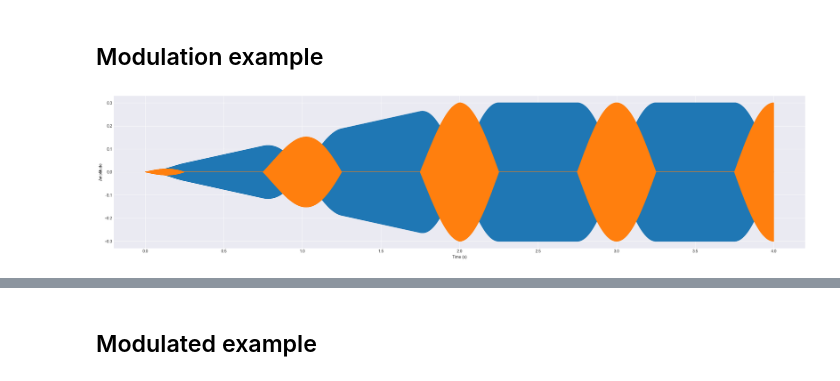
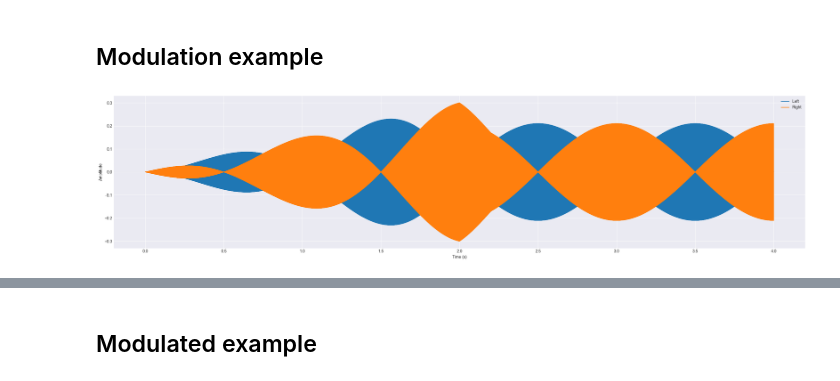
Before and after one commit to rasigle/sonicrack, a Jupyter notebook: examples/oscillators_v6_modulation.ipynb, the cells around one changed output, grey strips where cells are left out. Cells and saved outputs as stored; diff of their text form; code cells hidden in the pictures.

```diff
--- a/examples/oscillators_v6_modulation.ipynb
+++ b/examples/oscillators_v6_modulation.ipynb
@@ -114,28 +114,30 @@ plt.show()
 # %%
 gen_simple = Chain(
     SquareOscillator(note_to_frequency("C5"), amplitude=0.3),
     ModulatedVolume(
-        ADSREnvelope(attack_duration=2, decay_duration=0.001, sustain_level=1)
+        ADSREnvelope(attack_duration=2, decay_duration=0.2, sustain_level=0.7)
     ),
     ModulatedPanner(TriangleOscillator(1, phase=180, wave_range=(-1, 1))),
 )
 
 num_samples = DEFAULT_SAMPLE_RATE * 4
 duration = num_samples / DEFAULT_SAMPLE_RATE
 time = np.linspace(0, duration, num_samples)
-amplitude = gen_simple.get_samples(num_samples)
+l, r = gen_simple.get_samples(num_samples).T
 
 _, ax = plt.subplots(1, 1, figsize=(25, 6))
-ax.plot(time, amplitude)
+ax.plot(time, l, label="Left")
+ax.plot(time, r, label="Right")
 ax.set_xlabel("Time (s)")
 ax.set_ylabel("Amplitude")
+ax.legend()
 plt.tight_layout()
 plt.show()
 
-save_wave(amplitude, filename="simple_mod.wav")
+save_wave(l, r, filename="simple_mod.wav")
 display(Audio(filename="simple_mod.wav", rate=DEFAULT_SAMPLE_RATE))
 # %% [output]
-[figure, old version]
+[figure, new version]
 [interactive output not drawn]
 # %% [markdown]
 ## Modulated example
```
Also changed, not shown: parts of 2 cells of this notebook, 4 other files.
